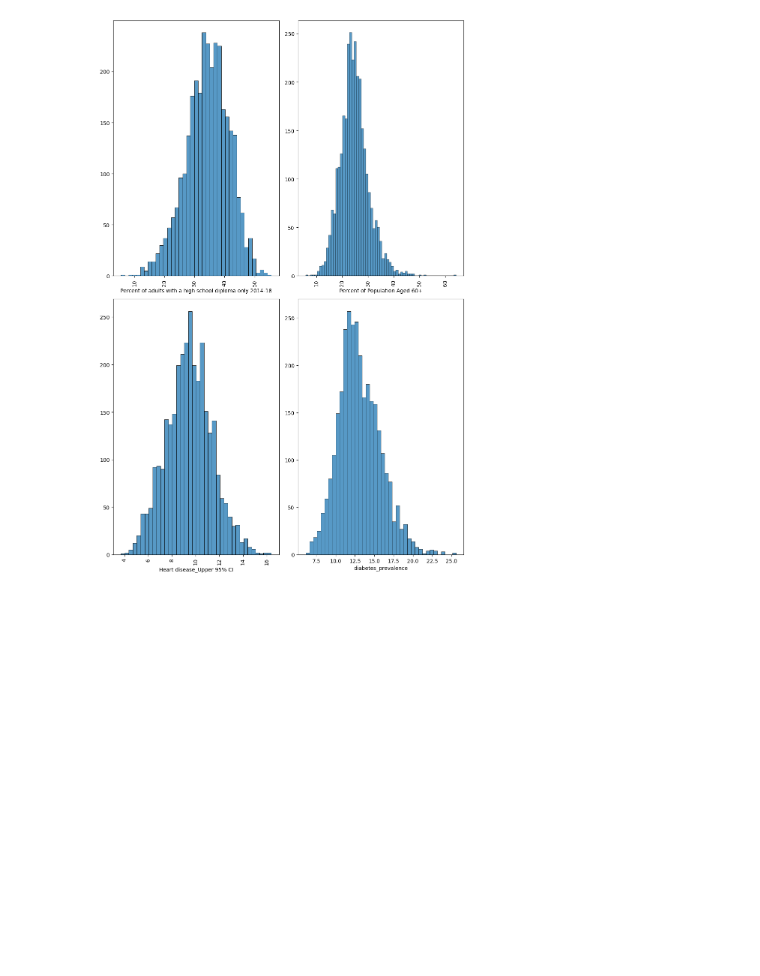
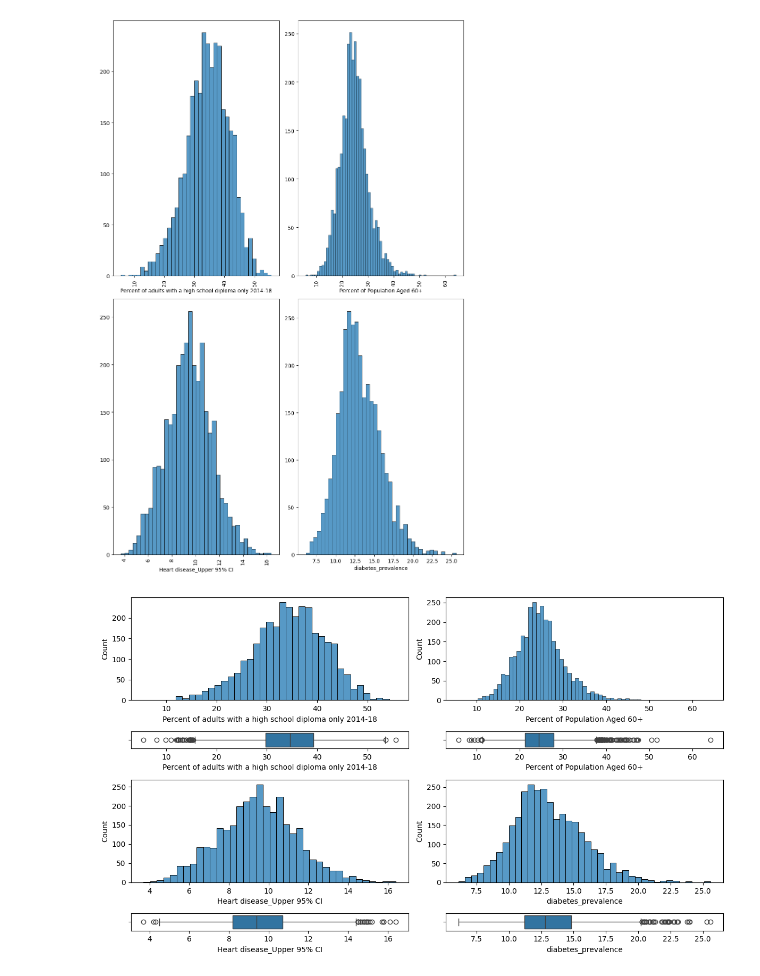
Before and after one commit to ASGAMO-DS/Regresion-lineal-regularizada-ridge-lasso, a Jupyter notebook: src/explore.ipynb, the cells around one changed output. Saved outputs shown, nothing was run; the diff lists cells and outputs as text; code cells hidden in the pictures; blank space fills up the shorter version.

```diff
--- a/src/explore.ipynb
+++ b/src/explore.ipynb
@@ -130,3 +130,22 @@ plt.tight_layout()
 plt.show()
 # %% [output]
 [figure]
+# %%
+fig, axis = plt.subplots(4, 2, figsize = (12, 7), gridspec_kw={'height_ratios': [6, 1,6,1]})
+
+sns.histplot(ax=axis[0,0],data=df,x='Percent of adults with a high school diploma only 2014-18')
+sns.boxplot(ax=axis[1,0],data=df,x='Percent of adults with a high school diploma only 2014-18')
+
+sns.histplot(ax=axis[0,1],data=df,x='Percent of Population Aged 60+')
+sns.boxplot(ax=axis[1,1],data=df,x='Percent of Population Aged 60+')
+
+sns.histplot(ax=axis[2,0],data=df,x='Heart disease_Upper 95% CI')
+sns.boxplot(ax=axis[3,0],data=df,x='Heart disease_Upper 95% CI')
+
+sns.histplot(ax=axis[2,1],data=df,x='diabetes_prevalence')
+sns.boxplot(ax=axis[3,1],data=df,x='diabetes_prevalence')
+
+plt.tight_layout()
+plt.show()
+# %% [output]
+[figure, added]
```
Also changed, not shown: parts of 11 cells of this notebook.
